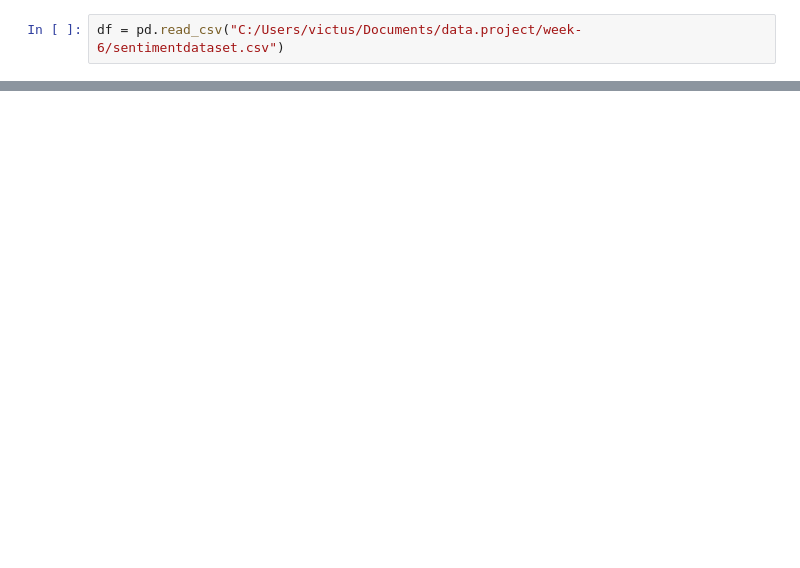
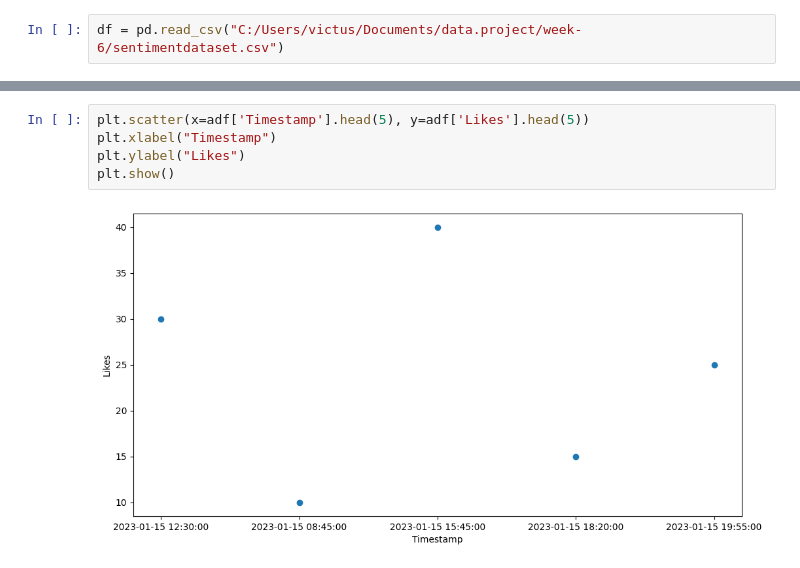
Before and after one commit to Nurbanuak/data.project, a Jupyter notebook: exercises/week-6-exercise.ipynb, the cells around one changed output, grey strips where cells are left out. Drawn from its saved outputs; the diff is of its cells as text; blank space fills up the shorter version.

```diff
--- a/exercises/week-6-exercise.ipynb
+++ b/exercises/week-6-exercise.ipynb
@@ -52,0 +97,7 @@ cdf.head(20)
+# %%
+plt.scatter(x=adf['Timestamp'].head(5), y=adf['Likes'].head(5))
+plt.xlabel("Timestamp")
+plt.ylabel("Likes")
+plt.show()
+# %% [output]
+[figure, added]
```
Also changed, not shown: parts of 16 cells of this notebook.
